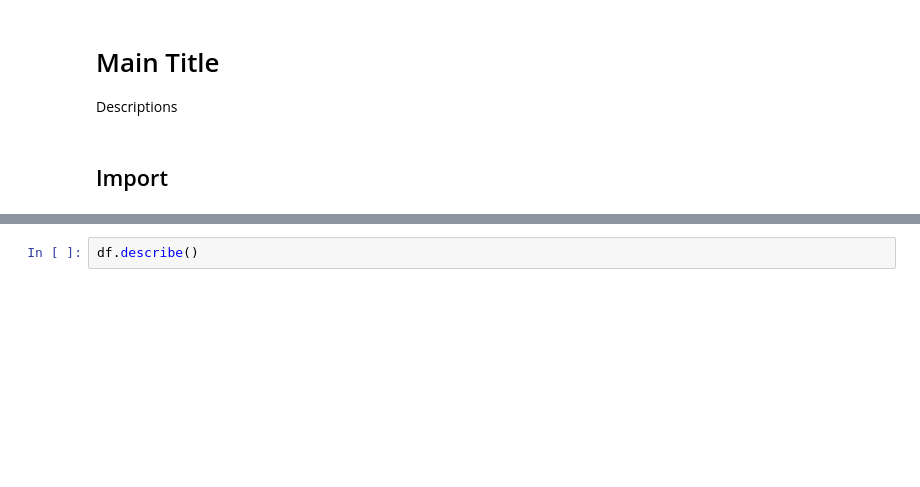
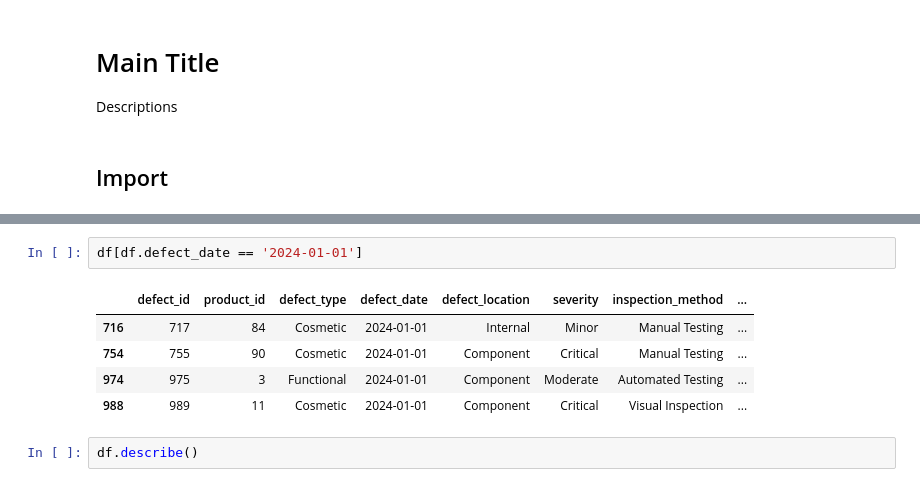
Before and after one commit to deristnoor/python, a Jupyter notebook: project/Data Analytics/Manufacturing_Defect/defect.ipynb, the cells around one changed output, grey strips where cells are left out. Drawn from its saved outputs; the diff is of its cells as text; blank space fills up the shorter version.

```diff
--- a/project/Data Analytics/Manufacturing_Defect/defect.ipynb
+++ b/project/Data Analytics/Manufacturing_Defect/defect.ipynb
@@ -20,3 +22,11 @@ df.head()
+# %%
+df[df.defect_date == '2024-01-01']
+# %% [output]
+|  | defect_id | product_id | defect_type | defect_date | defect_location | severity | inspection_method | ... |
+| 716 | 717 | 84 | Cosmetic | 2024-01-01 | Internal | Minor | Manual Testing | ... |
+| 754 | 755 | 90 | Cosmetic | 2024-01-01 | Component | Critical | Manual Testing | ... |
+| 974 | 975 | 3 | Functional | 2024-01-01 | Component | Moderate | Automated Testing | ... |
+| 988 | 989 | 11 | Cosmetic | 2024-01-01 | Component | Critical | Visual Inspection | ... |
 # %%
 df.describe()
 # %% [output]
```
Also changed, not shown: parts of 6 cells of this notebook.
